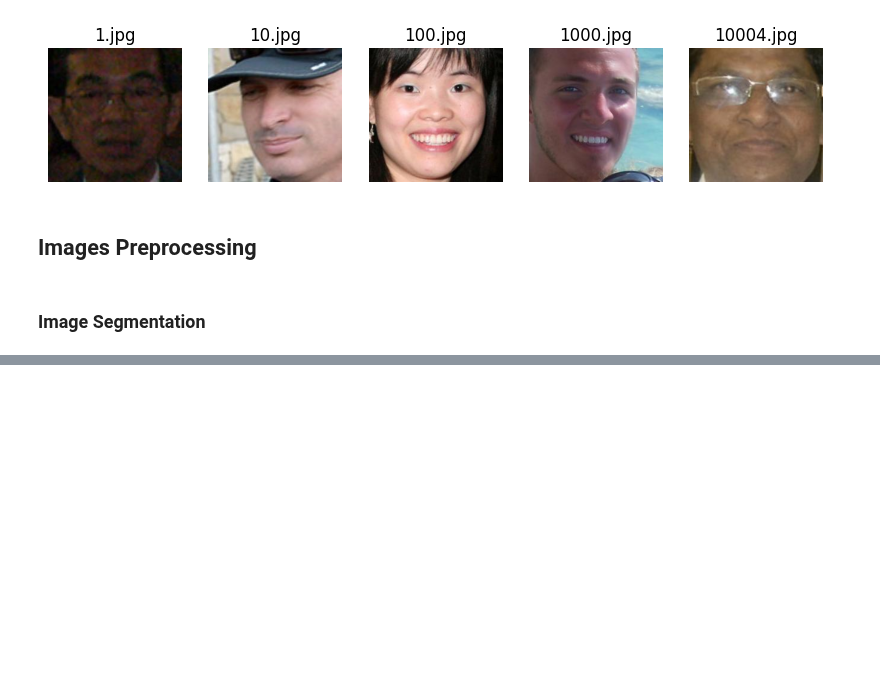
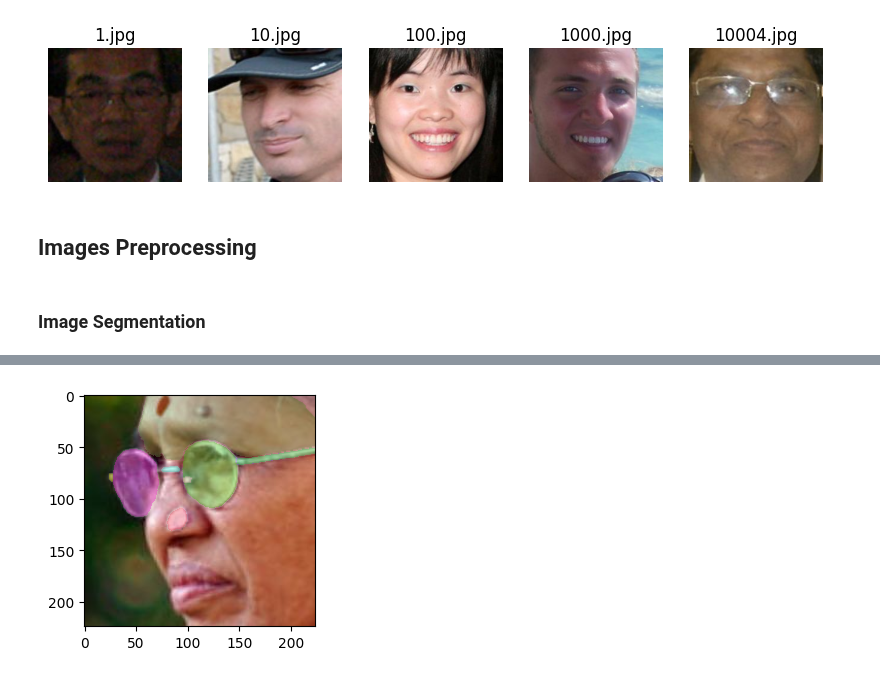
Before and after one commit to janeclrst/fores-1, a Jupyter notebook: main.ipynb, the cells around one changed output, grey strips where cells are left out. Saved outputs shown, nothing was run; the diff lists cells and outputs as text; code cells hidden in the pictures; blank space fills up the shorter version.

```diff
--- a/main.ipynb
+++ b/main.ipynb
@@ -106,0 +167,10 @@ plt.show()
+# %%
+# Get the face masks
+face_masks = [mask for mask in masks if mask.get("area") < 10000]
+# Show the face masks on the image
+plt.figure(figsize=(3, 3))
+plt.imshow(img)
+show_anns(face_masks)
+plt.show()
+# %% [output]
+[figure, added]
```
Also changed, not shown: parts of 12 cells of this notebook.
